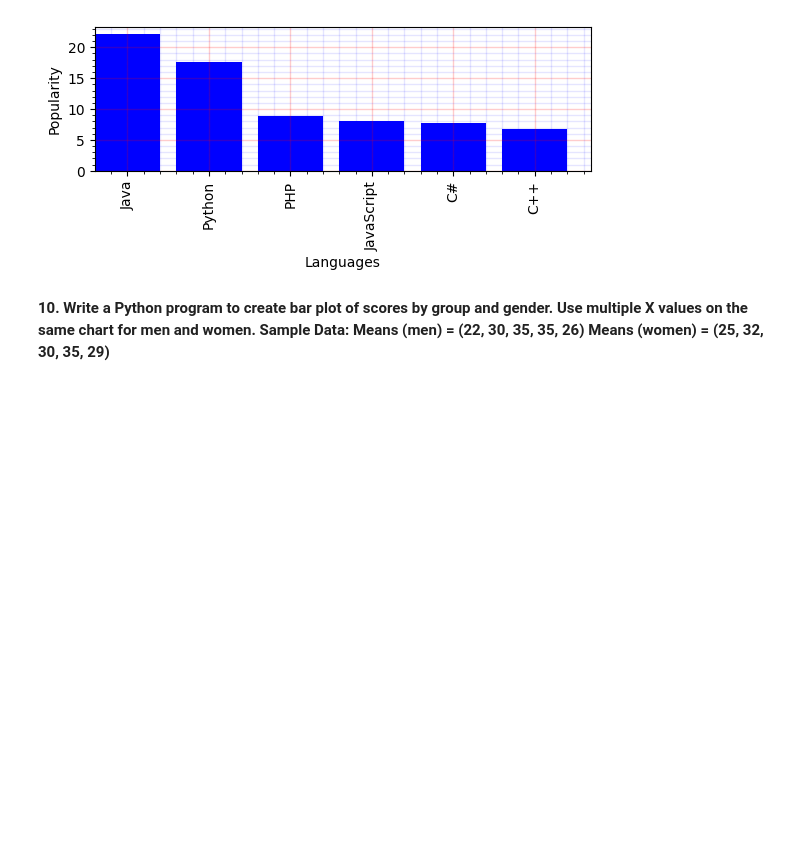
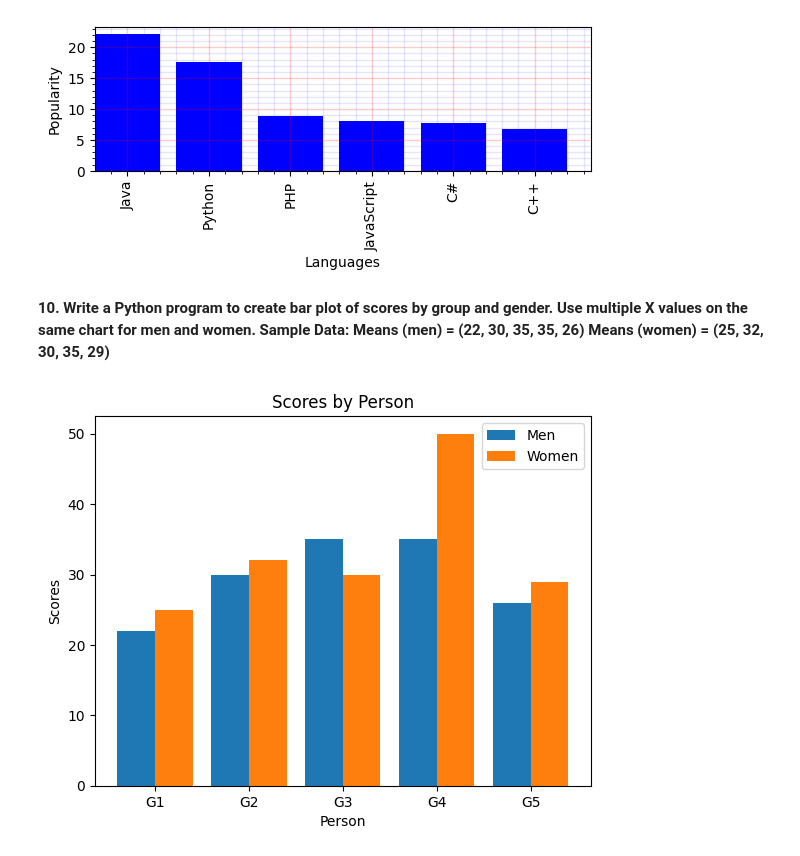
Before and after one commit to MayureshOP-max/DataAnalytics, a Jupyter notebook: Assignment_5.ipynb, the cells around one changed output. Cells and saved outputs as stored; diff of their text form; code cells hidden in the pictures; blank space fills up the shorter version.

```diff
--- a/Assignment_5.ipynb
+++ b/Assignment_5.ipynb
@@ -212,0 +207,17 @@ plt.bar()
+# %%
+X =['G1','G2','G3','G4','G5']
+men = [22, 30, 35, 35, 26]
+women = [25, 32, 30, 50, 29]
+
+X_axis = np.arange(len(X))
+plt.bar(X_axis -0.2,men,0.4,label = 'Men')
+plt.bar(X_axis +0.2,women,0.4,label = 'Women')
+plt.xticks(X_axis,X)
+
+plt.xlabel("Person")
+plt.ylabel("Scores")
+plt.title("Scores by Person")
+plt.legend()
+plt.show()
+# %% [output]
+[figure, added]
```
Also changed, not shown: parts of 15 cells of this notebook.
